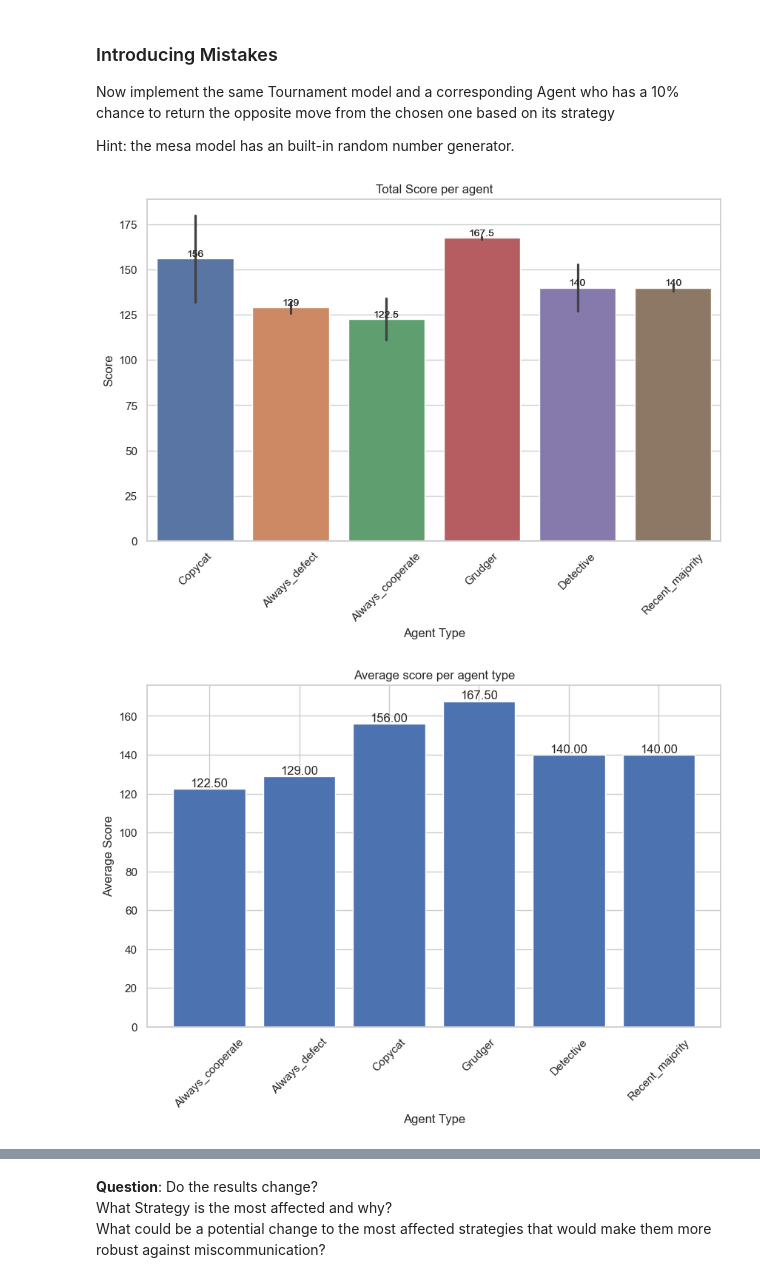
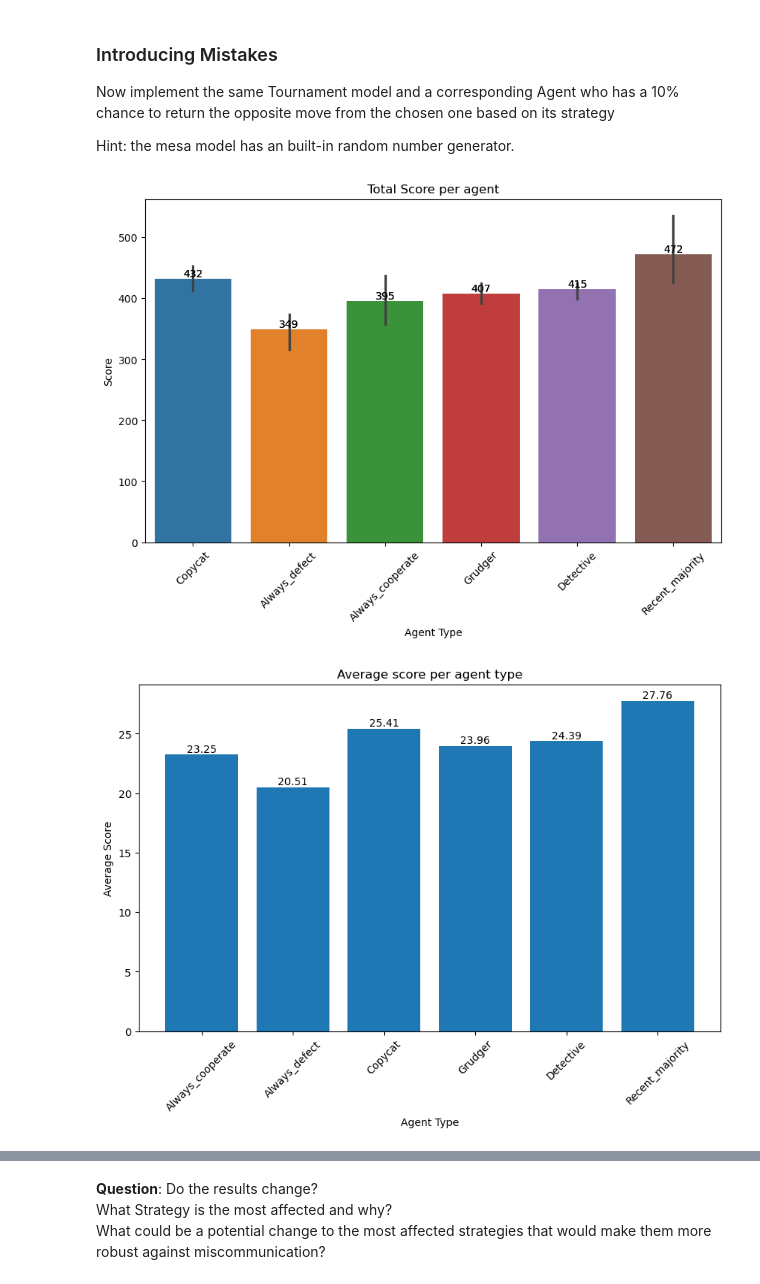
Before and after one commit to orbanpetra/CompSocSys, a Jupyter notebook: Assignment1-4 (1).ipynb, the cells around one changed output, grey strips where cells are left out. Saved outputs shown, nothing was run; the diff lists cells and outputs as text; code cells hidden in the pictures.

```diff
--- a/Assignment1-4 (1).ipynb
+++ b/Assignment1-4 (1).ipynb
@@ -517,7 +518,7 @@ def plot_total_score_per_agent(data: pd.DataFrame):
 
     ax = sns.barplot(data=df, x="Agent Type", y="Score", hue="Agent Type")
     for container in ax.containers:
-        ax.bar_label(container, fontsize=10)
+        ax.bar_label(container, fontsize=10, fmt="%.0f")
 
     plt.show()
 
@@ -545,11 +546,11 @@ def plot_average_score_per_agent_type(data: pd.DataFrame):
     for bar in bars:
         height = bar.get_height()
         plt.text(
-            bar.get_x() + bar.get_width() / 2,  # X position: center of the bar
-            height + 0.01,                      # Y position: slightly above the bar
-            f'{height:.2f}',                    # <--- This is the required 's' argument
-            ha='center',                        # Horizontal alignment
-            va='bottom'                         # Vertical alignment
+            bar.get_x() + bar.get_width() / 2,
+            height + 0.01,
+            f'{height:.2f}',
+            ha='center',
+            va='bottom'
     )
 
     plt.show()
@@ -746,9 +755,16 @@ class MistakeModel(mesa.Model):
 
     def avg_scores_by_type(self) -> dict[str, float]:
         result = {}
+
         for agent_type in strategy.keys():
             agents_of_type = [a for a in self.agents if a.agent_type == agent_type]
-            result[agent_type] = sum(a.total_score for a in agents_of_type) / len(agents_of_type) if agents_of_type else 0
+            if agents_of_type:
+                games_per_agent = len(list(self.agents)) - 1
+                total = sum(a.total_score for a in agents_of_type)
+                result[agent_type] = total / len(agents_of_type) / games_per_agent
+            else:
+                result[agent_type] = 0
+
         return result
 
     def get_average_matchup_payoffs_df(self) -> pd.DataFrame:
@@ -767,28 +783,28 @@ class MistakeModel(mesa.Model):
 # %%
 #TODO: Write your code running and visualizing the MistakeModel here.
 #      Feel free to copy what is relevant from the running and visualization section of the TournamentModel above.
 
 agent_config: dict[str, int] = {
-    "Copycat": 2,
-    "Always_defect": 2,
-    "Always_cooperate": 2,
-    "Grudger": 2,
-    "Detective": 2,
-    "Recent_majority": 2
+    "Copycat": 3,
+    "Always_defect": 3,
+    "Always_cooperate": 3,
+    "Grudger": 3,
+    "Detective": 3,
+    "Recent_majority": 3
 }
 
 # Running the model and plotting the relevant information
-ROUNDS = 12
+ROUNDS = 25
 model = MistakeModel(agent_config=agent_config, n_rounds=ROUNDS)
 model.run_model()
 
-data = model.datacollector.get_model_vars_dataframe()
+data2 = model.datacollector.get_model_vars_dataframe()
 
-plot_total_score_per_agent(data)
-plot_average_score_per_agent_type(data)
-plot_heatmap_average(data)
+plot_total_score_per_agent(data2)
+plot_average_score_per_agent_type(data2)
+plot_heatmap_average(data2)
 
 #OPTIONAL - try different model parameters and/or visualizations
 # %% [output]
-[figure, old version]
+[figure, new version]
-[figure, old version]
+[figure, new version]
```
Also changed, not shown: parts of 13 cells of this notebook.
